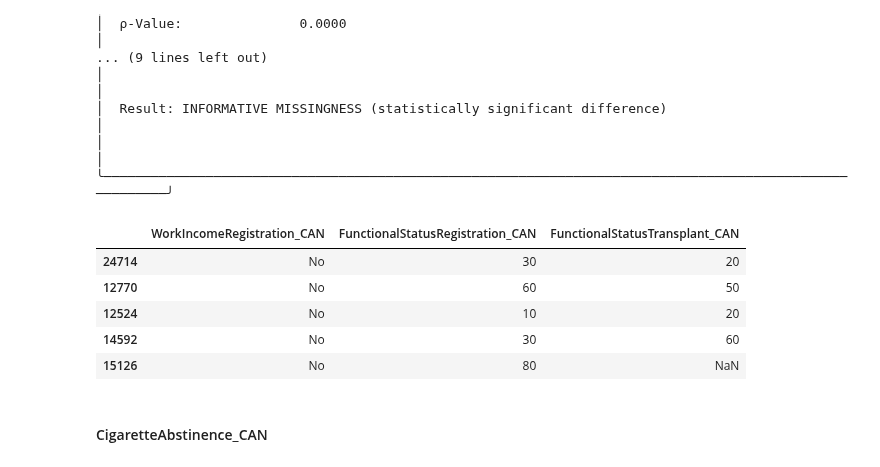
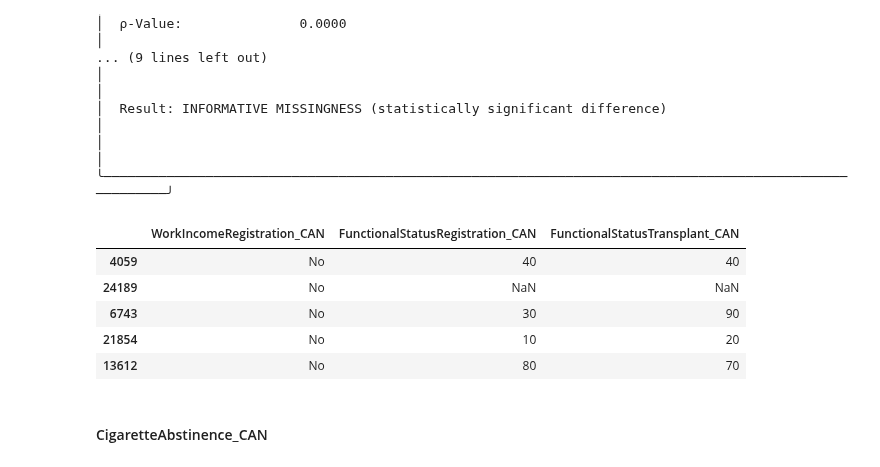
Before and after one commit to SirErikPak/UNOS_GenderStratification, a Jupyter notebook: notebook/B_WrangleDonorCandidate.ipynb, the cells around one changed output. Drawn from its saved outputs; the diff is of its cells as text; code cells hidden in the pictures.

```diff
--- a/notebook/B_WrangleDonorCandidate.ipynb
+++ b/notebook/B_WrangleDonorCandidate.ipynb
@@ -604,13 +602,13 @@ u.check_informative_missingness(df, 'FunctionalStatusTransplant_CAN', target='Tr
 ╰────────────────────────────────────────────────────────────────────────────────────────────────────────╯
 # %%
 # display
-df.loc[:,['WorkIncomeRegistration_CAN', 'FunctionalStatusRegistration_CAN', 'FunctionalStatusTransplant_CAN']].sample(n=5, random_state=SEED)
+df.loc[:,['WorkIncomeRegistration_CAN', 'FunctionalStatusRegistration_CAN', 'FunctionalStatusTransplant_CAN']].sample(5)
 # %% [output]
 |  | WorkIncomeRegistration_CAN | FunctionalStatusRegistration_CAN | FunctionalStatusTransplant_CAN |
-| 24714 | No | 30 | 20 |
-| 12770 | No | 60 | 50 |
-| 12524 | No | 10 | 20 |
-| 14592 | No | 30 | 60 |
-| 15126 | No | 80 | NaN |
+| 4059 | No | 40 | 40 |
+| 24189 | No | NaN | NaN |
+| 6743 | No | 30 | 90 |
+| 21854 | No | 10 | 20 |
+| 13612 | No | 80 | 70 |
 # %% [markdown]
 #### CigaretteAbstinence_CAN
```
Also changed, not shown: parts of 5 cells of this notebook, 5 other files.
